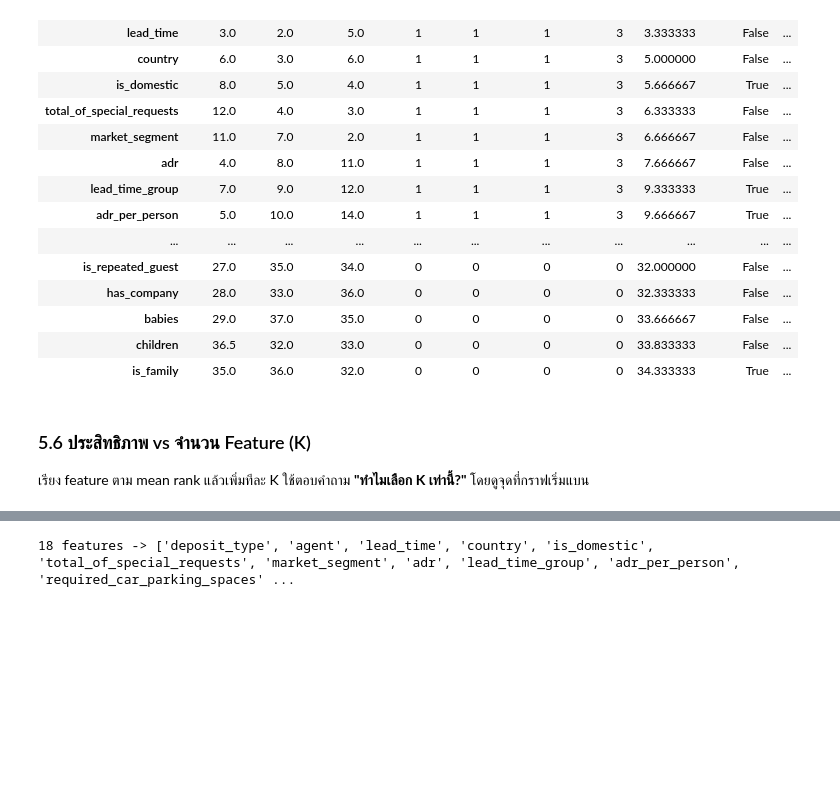
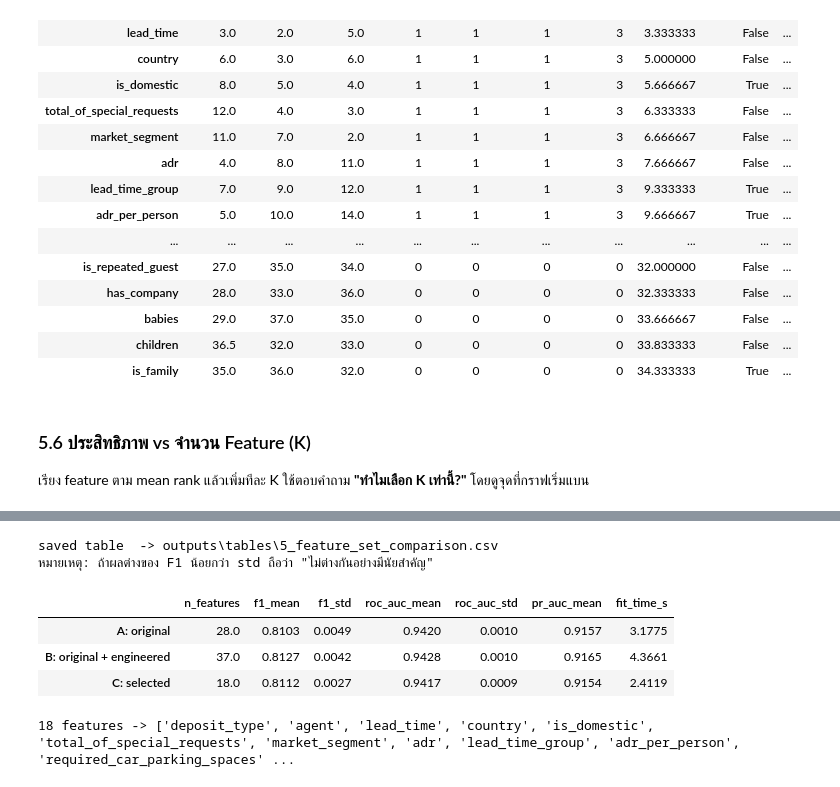
Before and after one commit to Hake2549/ML, a Jupyter notebook: hotel_cancellation_training.ipynb, the cells around one changed output, grey strips where cells are left out. Drawn from its saved outputs; the diff is of its cells as text; code cells hidden in the pictures; blank space fills up the shorter version.

```diff
--- a/hotel_cancellation_training.ipynb
+++ b/hotel_cancellation_training.ipynb
@@ -791,14 +819,21 @@ k_curve.round(4)
 # %%
 abc_rows = {}
 for label, feats in [('A: original', FEATURES_A), ('B: original + engineered', FEATURES_B), ('C: selected', FEATURES_C)]:
-    row = evaluate_cv(make_model('RandomForest', feats), X_train[feats], y_train)
+    row = evaluate_cv(make_model('HistGradientBoosting', feats), X_train[feats], y_train)
     row['n_features'] = len(feats)
     abc_rows[label] = row
 abc = pd.DataFrame(abc_rows).T
 abc = abc[['n_features', 'f1_mean', 'f1_std', 'roc_auc_mean', 'roc_auc_std', 'pr_auc_mean', 'fit_time_s']].round(4)
 save_table(abc, '5_feature_set_comparison')
 print('หมายเหตุ: ถ้าผลต่างของ F1 น้อยกว่า std ถือว่า "ไม่ต่างกันอย่างมีนัยสำคัญ"')
 abc
+# %% [output]
+saved table  -> outputs\tables\5_feature_set_comparison.csv
+หมายเหตุ: ถ้าผลต่างของ F1 น้อยกว่า std ถือว่า "ไม่ต่างกันอย่างมีนัยสำคัญ"
+|  | n_features | f1_mean | f1_std | roc_auc_mean | roc_auc_std | pr_auc_mean | fit_time_s |
+| A: original | 28.0 | 0.8103 | 0.0049 | 0.9420 | 0.0010 | 0.9157 | 3.1775 |
+| B: original + engineered | 37.0 | 0.8127 | 0.0042 | 0.9428 | 0.0010 | 0.9165 | 4.3661 |
+| C: selected | 18.0 | 0.8112 | 0.0027 | 0.9417 | 0.0009 | 0.9154 | 2.4119 |
 # %%
 FINAL_FEATURES = FEATURES_C   # เปลี่ยนเป็น FEATURES_B ได้ ถ้าตาราง 5.7 แสดงว่า B ดีกว่าชัดเจน
 print(len(FINAL_FEATURES), 'features ->', FINAL_FEATURES)
```
Also changed, not shown: parts of 12 cells of this notebook, 20 other files.
